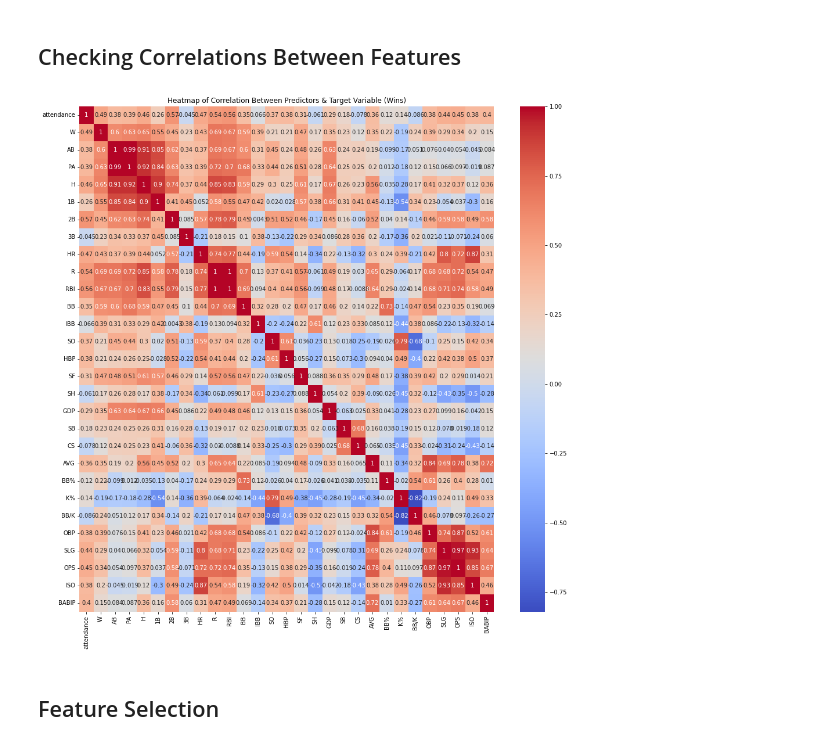
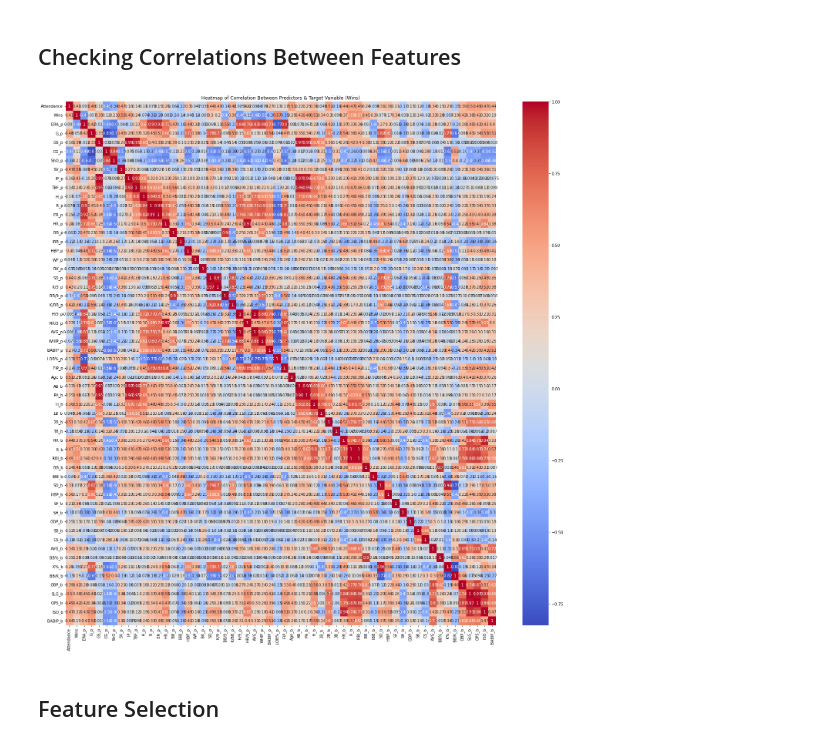
Before and after one commit to eric8395/baseball-analytics, a Jupyter notebook: Modeling - Teams.ipynb, the cells around one changed output. Cells and saved outputs as stored; diff of their text form; code cells hidden in the pictures.

Commit message:
merged team batting and pitching, modeled linear regression on merged team stats

```diff
--- a/Modeling - Teams.ipynb
+++ b/Modeling - Teams.ipynb
@@ -56,0 +45,11 @@ bb_teams.head()
+# %%
+# load batting_basic
+team_merged = pd.read_csv('Data/team_merged', index_col = 0)
+
+# remove extra features that wont be modelled
+team_merged = team_merged.drop(columns = ['Team', 'Year', 'Losses'])
+
+# remove attendance = 0 rows
+team_merged = team_merged[team_merged['Attendance'] > 0]
+
+team_merged
@@ -58,19 +71,19 @@ bb_teams.head()
 ## Checking Correlations Between Features
 # %%
 # set up figure size
-fig, ax = plt.subplots(figsize=(16, 16))
+fig, ax = plt.subplots(figsize=(25, 25))
 
 # set up correlation matrix
-corr = bb_teams.corr()
+corr = team_merged.corr()
 
 sns.heatmap(corr, cmap = 'coolwarm', annot = True)
 
 # Customize the plot appearance
 ax.set_title("Heatmap of Correlation Between Predictors & Target Variable (Wins)");
 
 plt.show()
 # %% [output]
-[figure, old version]
+[figure, new version]
 # %% [markdown]
 ## Feature Selection
 # %% [markdown]
```
Also changed, not shown: parts of 41 cells of this notebook, 3 other files.
